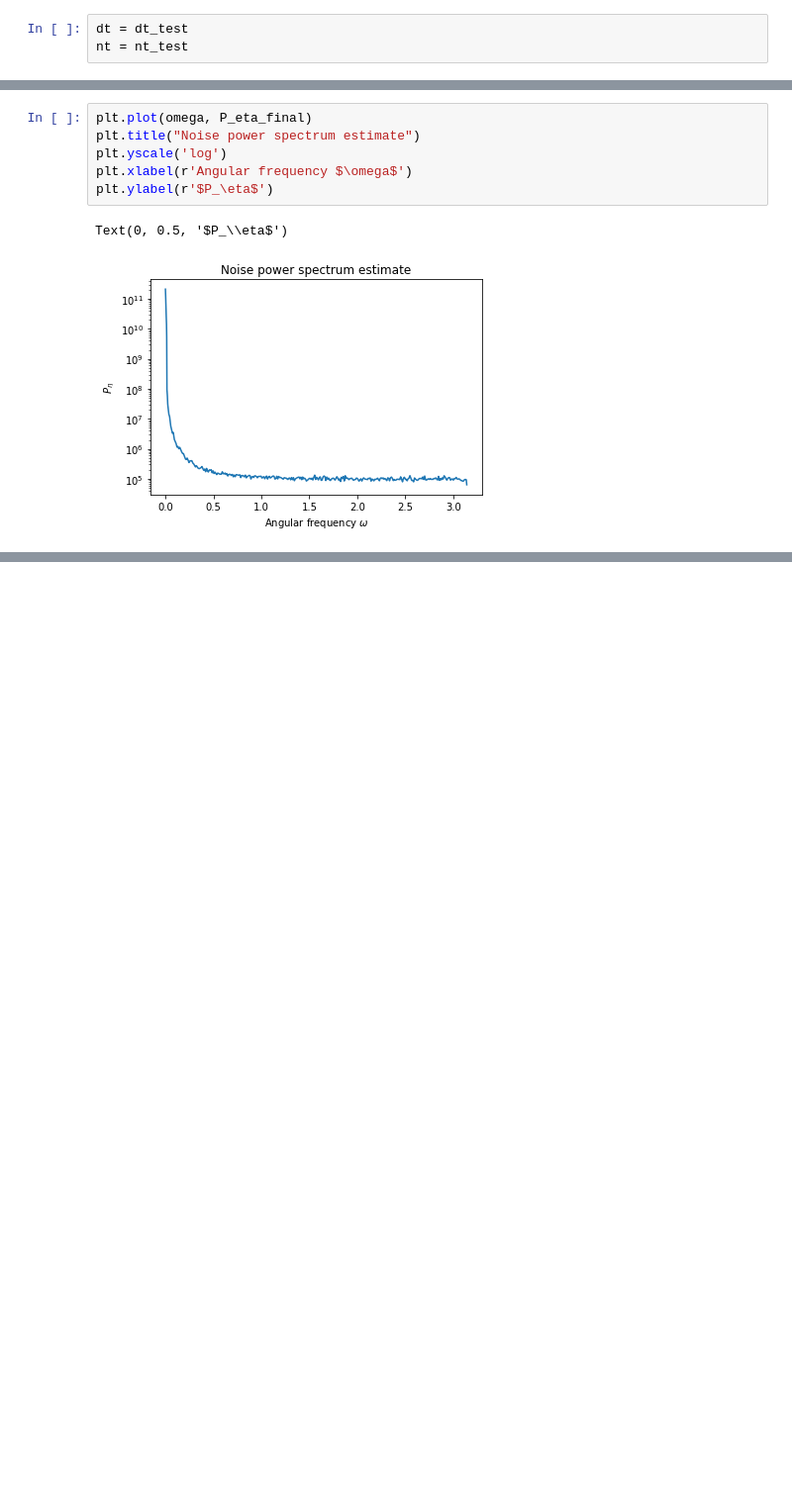
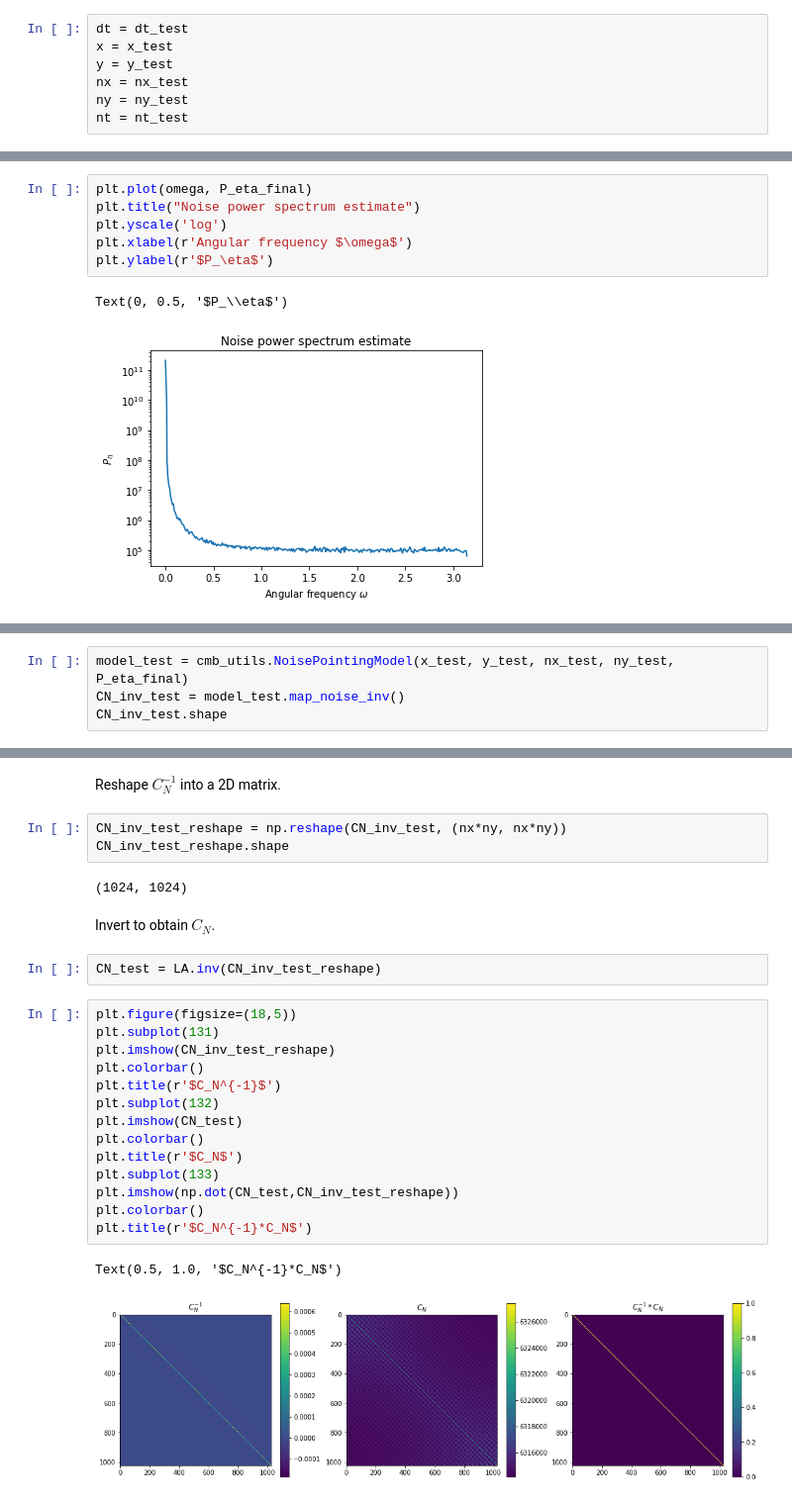
Before and after one commit to EthanMarx/cmb-map-making, a Jupyter notebook: cmb-map-fit.ipynb, the cells around one changed output, grey strips where cells are left out. Shown at 99% size. Saved outputs shown, nothing was run; the diff lists cells and outputs as text; blank space fills up the shorter version.

```diff
--- a/cmb-map-fit.ipynb
+++ b/cmb-map-fit.ipynb
@@ -51,6 +52,10 @@ print(nx_test, ny_test, nt_test)
 1. FFT $d_t$ and divide by $\sqrt{n_t}$ to obtain $d_\omega$.
 # %%
 dt = dt_test
+x = x_test
+y = y_test
+nx = nx_test
+ny = ny_test
 nt = nt_test
 # %%
 d_omega = fft.rfft(dt)/np.sqrt(nt) # fft with real data as input
@@ -106,0 +116,4 @@ Text(0, 0.5, '$P_\\eta$')
+# %%
+model_test = cmb_utils.NoisePointingModel(x_test, y_test, nx_test, ny_test, P_eta_final)
+CN_inv_test = model_test.map_noise_inv()
+CN_inv_test.shape
@@ -106,0 +139,28 @@ Text(0, 0.5, '$P_\\eta$')
+# %% [markdown]
+Reshape $C_N^{-1}$ into a 2D matrix.
+# %%
+CN_inv_test_reshape = np.reshape(CN_inv_test, (nx*ny, nx*ny))
+CN_inv_test_reshape.shape
+# %% [output]
+(1024, 1024)
+# %% [markdown]
+Invert to obtain $C_N$.
+# %%
+CN_test = LA.inv(CN_inv_test_reshape)
+# %%
+plt.figure(figsize=(18,5))
+plt.subplot(131)
+plt.imshow(CN_inv_test_reshape)
+plt.colorbar()
+plt.title(r'$C_N^{-1}$')
+plt.subplot(132)
+plt.imshow(CN_test)
+plt.colorbar()
+plt.title(r'$C_N$')
+plt.subplot(133)
+plt.imshow(np.dot(CN_test,CN_inv_test_reshape))
+plt.colorbar()
+plt.title(r'$C_N^{-1}*C_N$')
+# %% [output]
+Text(0.5, 1.0, '$C_N^{-1}*C_N$')
+[figure, added]
```
Also changed, not shown: parts of 15 cells of this notebook.
